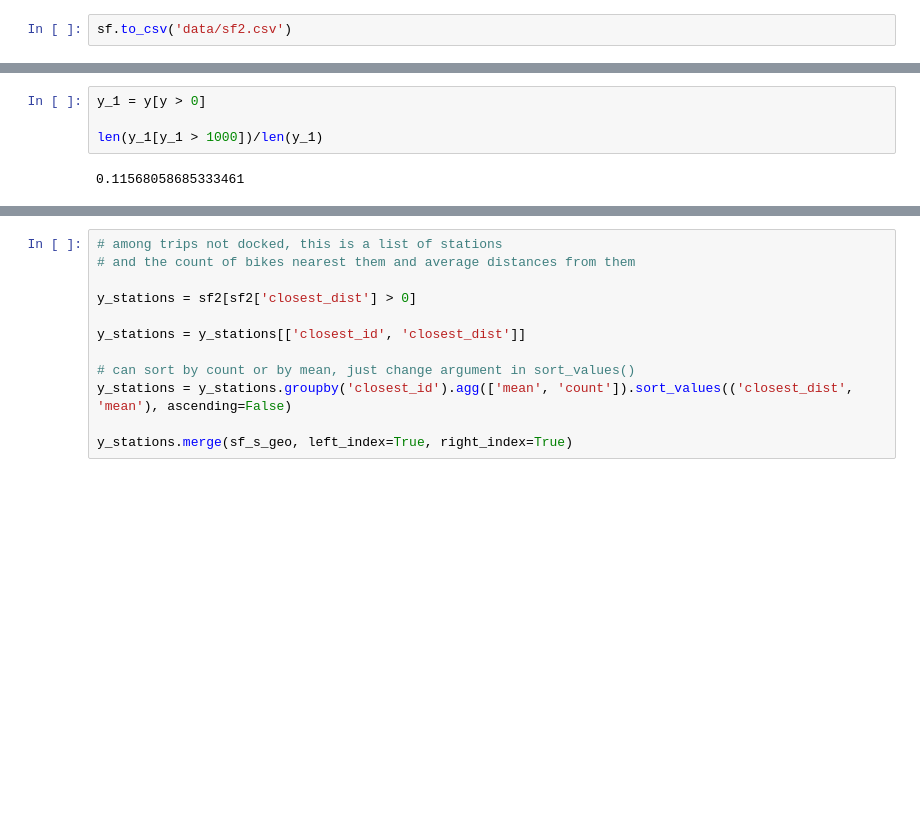
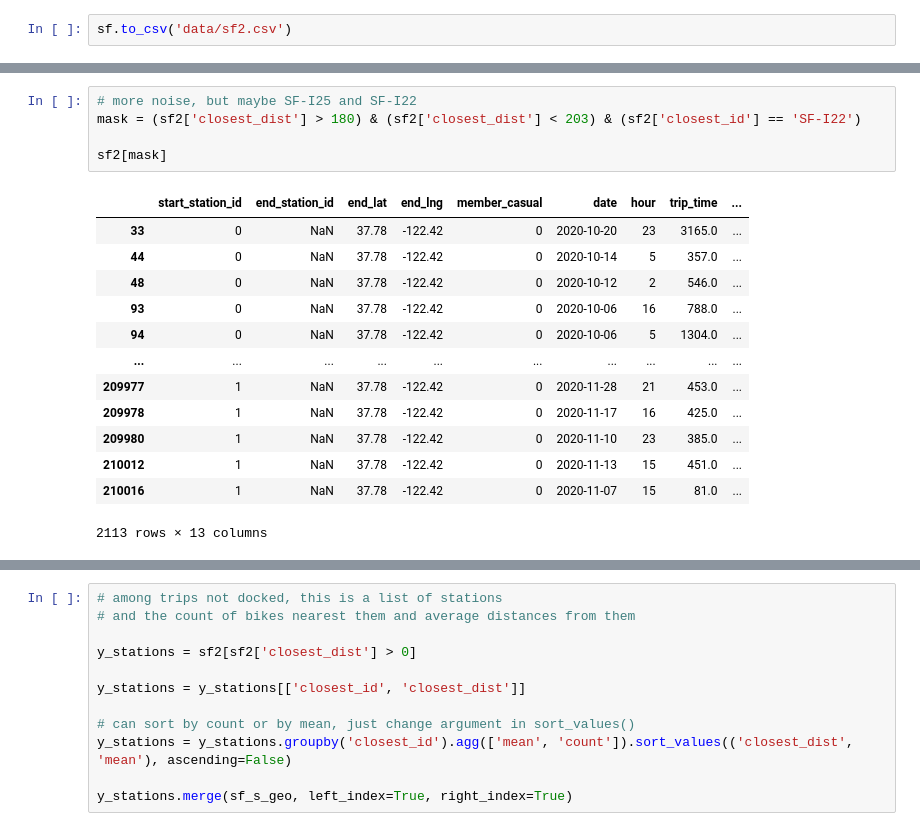
Before and after one commit to nick-kopy/Modeling-Electric-Rental-Bike-Lock-Ups, a Jupyter notebook: cap2.ipynb, the cells around one changed output, grey strips where cells are left out. Cells and saved outputs as stored; diff of their text form; blank space fills up the shorter version.

```diff
--- a/cap2.ipynb
+++ b/cap2.ipynb
@@ -634,9 +655,22 @@ ax.hist(yp, bins=60)
         725.89666097]),
  <BarContainer object of 60 artists>)
 [figure]
-# %%
-y_1 = y[y > 0]
-
-len(y_1[y_1 > 1000])/len(y_1)
-# %% [output]
-0.11568058685333461
+# %%
+# more noise, but maybe SF-I25 and SF-I22
+mask = (sf2['closest_dist'] > 180) & (sf2['closest_dist'] < 203) & (sf2['closest_id'] == 'SF-I22')
+
+sf2[mask]
+# %% [output]
+|  | start_station_id | end_station_id | end_lat | end_lng | member_casual | date | hour | trip_time | ... |
+| 33 | 0 | NaN | 37.78 | -122.42 | 0 | 2020-10-20 | 23 | 3165.0 | ... |
+| 44 | 0 | NaN | 37.78 | -122.42 | 0 | 2020-10-14 | 5 | 357.0 | ... |
+| 48 | 0 | NaN | 37.78 | -122.42 | 0 | 2020-10-12 | 2 | 546.0 | ... |
+| 93 | 0 | NaN | 37.78 | -122.42 | 0 | 2020-10-06 | 16 | 788.0 | ... |
+| 94 | 0 | NaN | 37.78 | -122.42 | 0 | 2020-10-06 | 5 | 1304.0 | ... |
+| ... | ... | ... | ... | ... | ... | ... | ... | ... | ... |
+| 209977 | 1 | NaN | 37.78 | -122.42 | 0 | 2020-11-28 | 21 | 453.0 | ... |
+| 209978 | 1 | NaN | 37.78 | -122.42 | 0 | 2020-11-17 | 16 | 425.0 | ... |
+| 209980 | 1 | NaN | 37.78 | -122.42 | 0 | 2020-11-10 | 23 | 385.0 | ... |
+| 210012 | 1 | NaN | 37.78 | -122.42 | 0 | 2020-11-13 | 15 | 451.0 | ... |
+| 210016 | 1 | NaN | 37.78 | -122.42 | 0 | 2020-11-07 | 15 | 81.0 | ... |
+2113 rows × 13 columns
```
Also changed, not shown: parts of 33 cells of this notebook.
